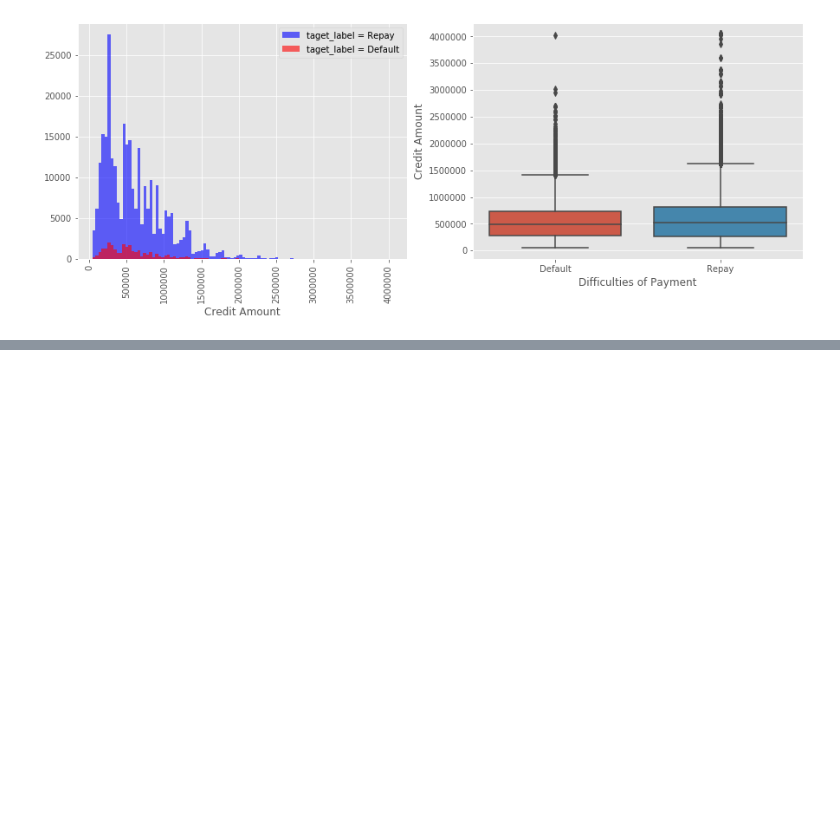
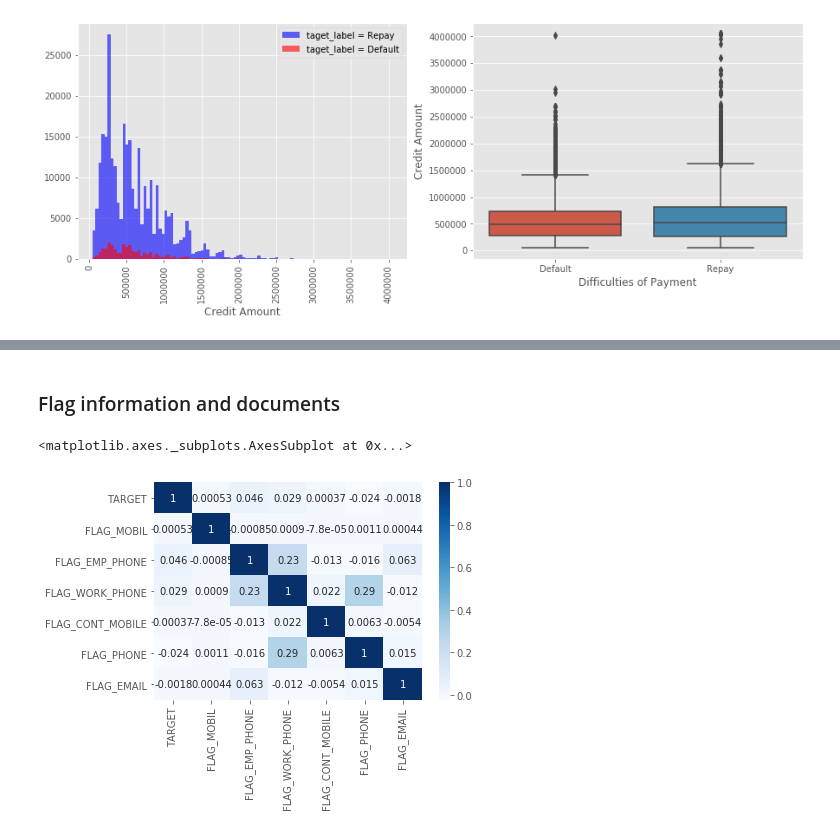
Before and after one commit to sunny0103/personal_project_kaggle, a Jupyter notebook: bank_loan/bank Loan EDA.ipynb, the cells around one changed output, grey strips where cells are left out. Cells and saved outputs as stored; diff of their text form; code cells hidden in the pictures; blank space fills up the shorter version.

```diff
--- a/bank_loan/bank Loan EDA.ipynb
+++ b/bank_loan/bank Loan EDA.ipynb
@@ -471,0 +480,8 @@ KeyError: 'Columns not found: False, True'
+# %% [markdown]
+### Flag information and documents
+# %%
+flag=applicationDF[['TARGET','FLAG_MOBIL','FLAG_EMP_PHONE','FLAG_WORK_PHONE','FLAG_CONT_MOBILE','FLAG_PHONE','FLAG_EMAIL']]
+sns.heatmap(flag.corr(),annot=True,cmap='Blues')
+# %% [output]
+<matplotlib.axes._subplots.AxesSubplot at 0x...>
+[figure, added]
```
Also changed, not shown: parts of 10 cells of this notebook.
